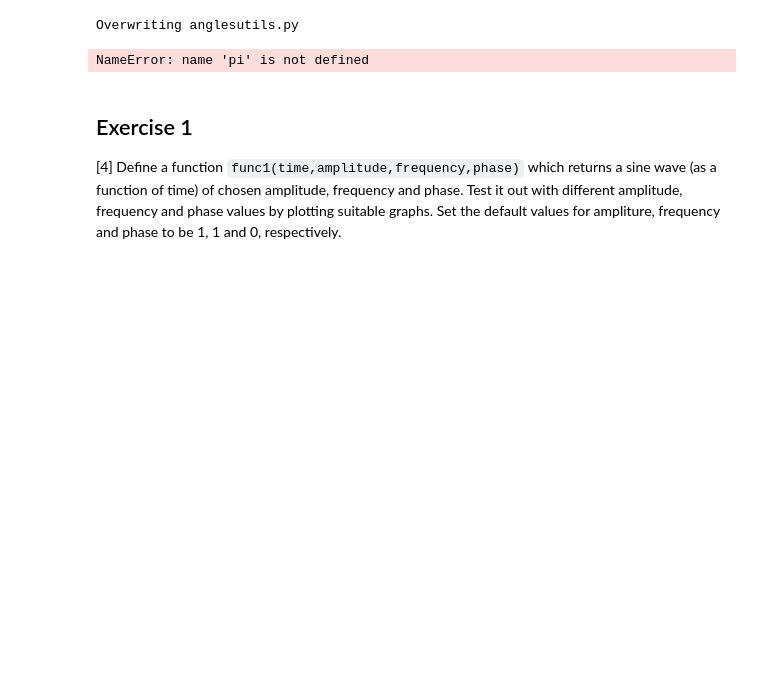
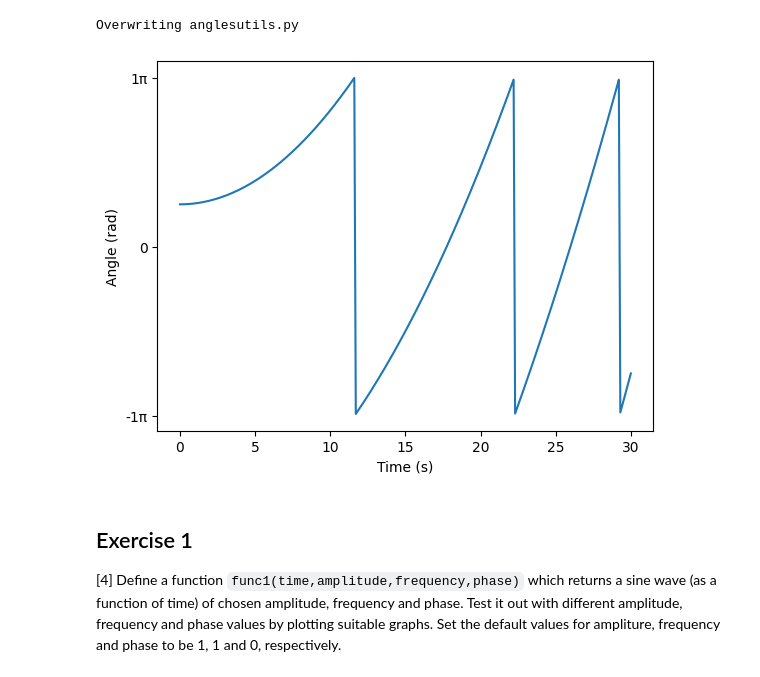
Before and after one commit to PX2145-2025/week-2-b-Ridge-Ewan-313, a Jupyter notebook: Functions.ipynb, the cells around one changed output. Drawn from its saved outputs; the diff is of its cells as text; code cells hidden in the pictures; blank space fills up the shorter version.

```diff
--- a/Functions.ipynb
+++ b/Functions.ipynb
@@ -289,16 +39,22 @@ def recenter(angle):
 Overwriting anglesutils.py
 # %%
 import anglesutils as au
-import matplotlib.pyplot as plt
 
-t=linspace(0,30,301)
+t=np.linspace(0,30,301)
 
 # calculate the angular positions (in degrees) and convert them to radians, then recenter the values
 positions=au.recenter(au.convert(45+t**2))
 
-plt.plot(t, positions)
+fig, ax = plt.subplots()
+ax.plot(t,positions)
+
+ax.set_xlabel('Time (s)')
+ax.set_ylabel('Angle (rad)')
+# setting the y axis to be separated by pi, and to format the text to count in multiples of pi
+ax.yaxis.set_major_locator(MultipleLocator(base=np.pi))
+ax.yaxis.set_major_formatter(FuncFormatter(lambda val, pos: f'{int(val / np.pi)}π' if val != 0 else '0'))
 # %% [output]
-NameError: name 'pi' is not defined
+[figure, added]
 # %% [markdown]
 ## Exercise 1
 
```
Also changed, not shown: parts of 44 cells of this notebook.
